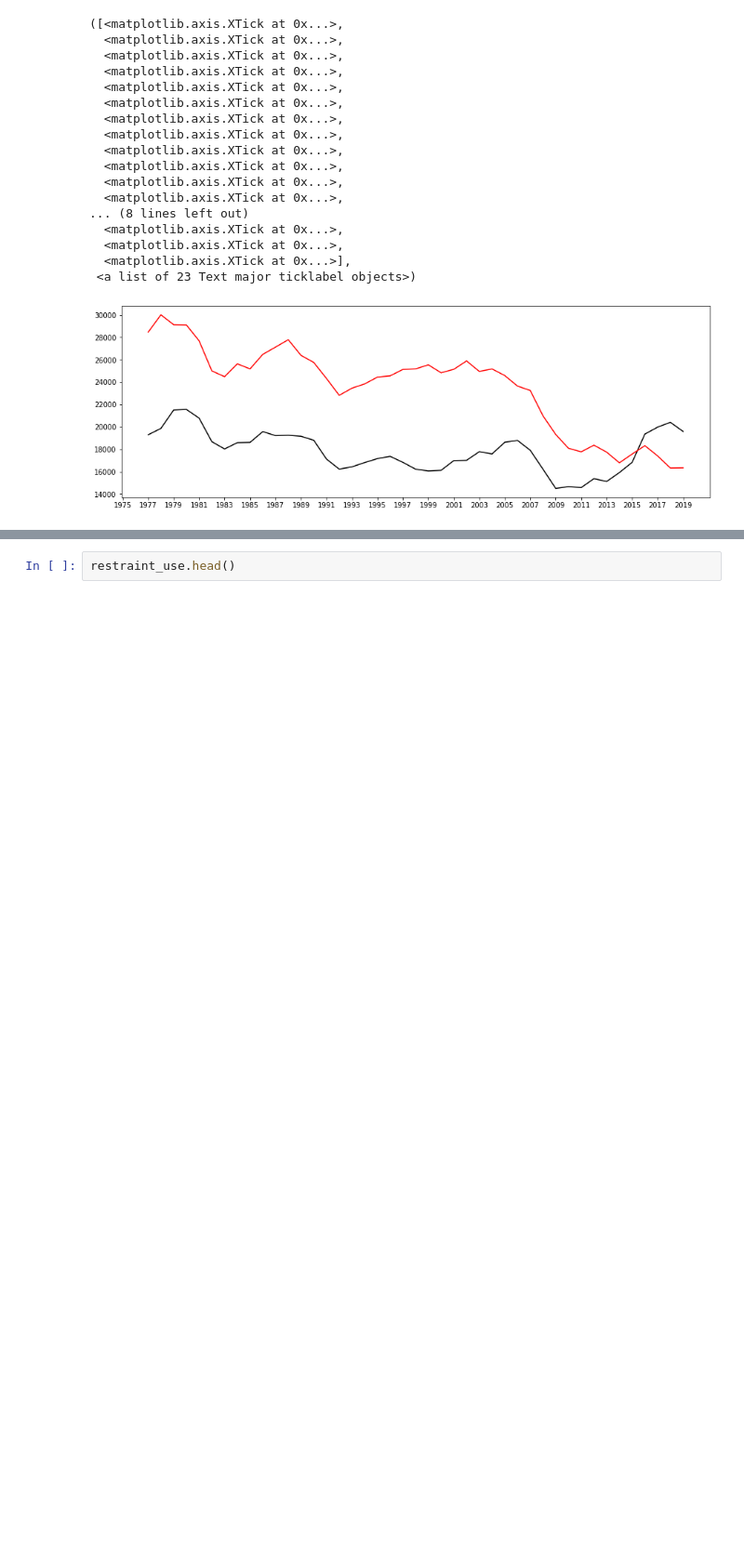
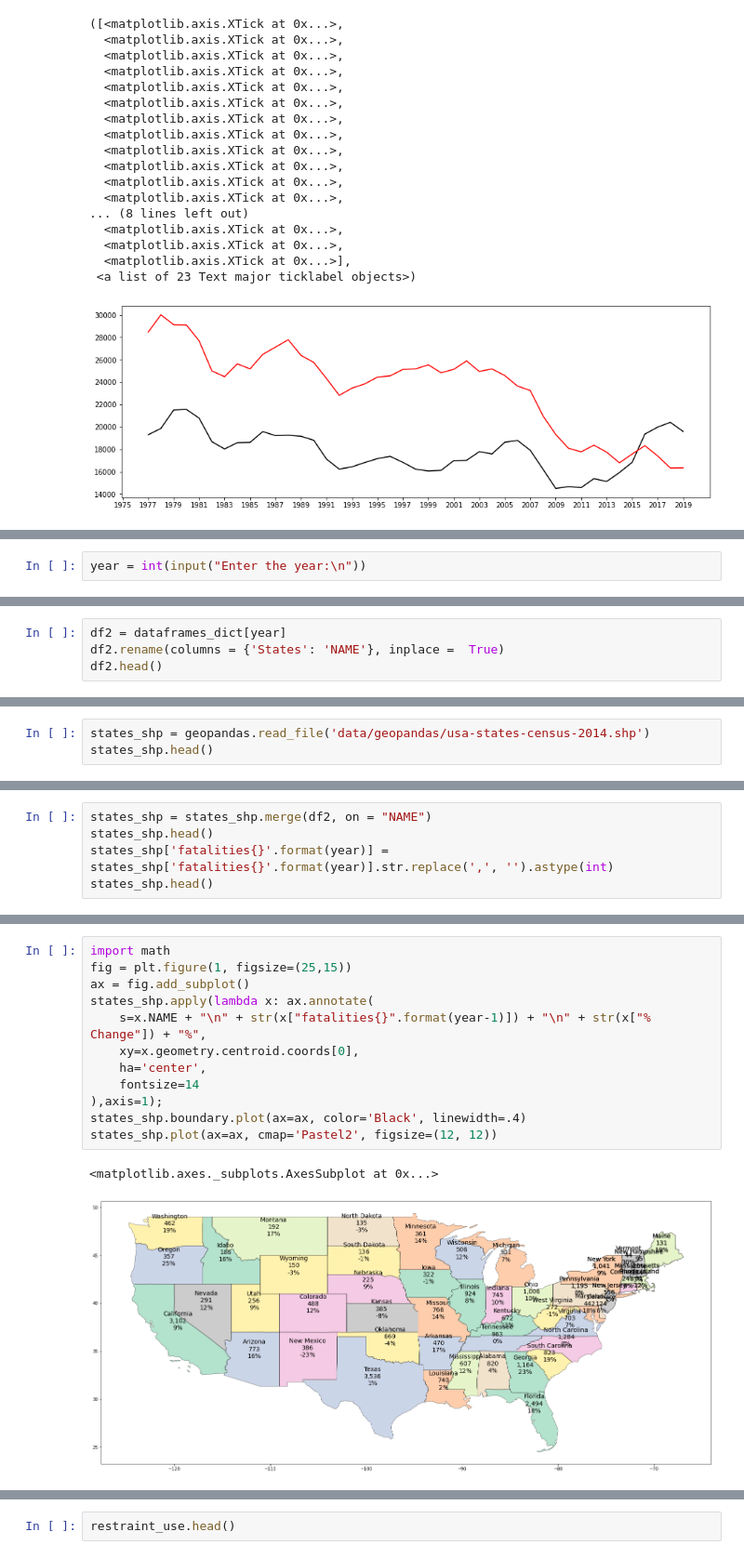
Before and after one commit to iSchool-597PR/2021Fall_finals, a Jupyter notebook: Visualization_NHTSA_Crash.ipynb, the cells around one changed output, grey strips where cells are left out. Shown: that part at 93% size. Cells and saved outputs as stored; diff of their text form; blank space fills up the shorter version.

```diff
--- a/Visualization_NHTSA_Crash.ipynb
+++ b/Visualization_NHTSA_Crash.ipynb
@@ -266,0 +289,2 @@ plt.xticks(x)
+# %%
+year = int(input("Enter the year:\n"))
@@ -266,0 +294,4 @@ plt.xticks(x)
+# %%
+df2 = dataframes_dict[year]
+df2.rename(columns = {'States': 'NAME'}, inplace =  True)
+df2.head()
@@ -266,0 +305,3 @@ plt.xticks(x)
+# %%
+states_shp = geopandas.read_file('data/geopandas/usa-states-census-2014.shp')
+states_shp.head()
@@ -266,0 +315,5 @@ plt.xticks(x)
+# %%
+states_shp = states_shp.merge(df2, on = "NAME")
+states_shp.head()
+states_shp['fatalities{}'.format(year)] = states_shp['fatalities{}'.format(year)].str.replace(',', '').astype(int)
+states_shp.head()
@@ -266,0 +327,15 @@ plt.xticks(x)
+# %%
+import math
+fig = plt.figure(1, figsize=(25,15))
+ax = fig.add_subplot()
+states_shp.apply(lambda x: ax.annotate(
+    s=x.NAME + "\n" + str(x["fatalities{}".format(year-1)]) + "\n" + str(x["% Change"]) + "%",
+    xy=x.geometry.centroid.coords[0],
+    ha='center',
+    fontsize=14
+),axis=1);
+states_shp.boundary.plot(ax=ax, color='Black', linewidth=.4)
+states_shp.plot(ax=ax, cmap='Pastel2', figsize=(12, 12))
+# %% [output]
+<matplotlib.axes._subplots.AxesSubplot at 0x...>
+[figure, added]
```
Also changed, not shown: parts of 14 cells of this notebook.
